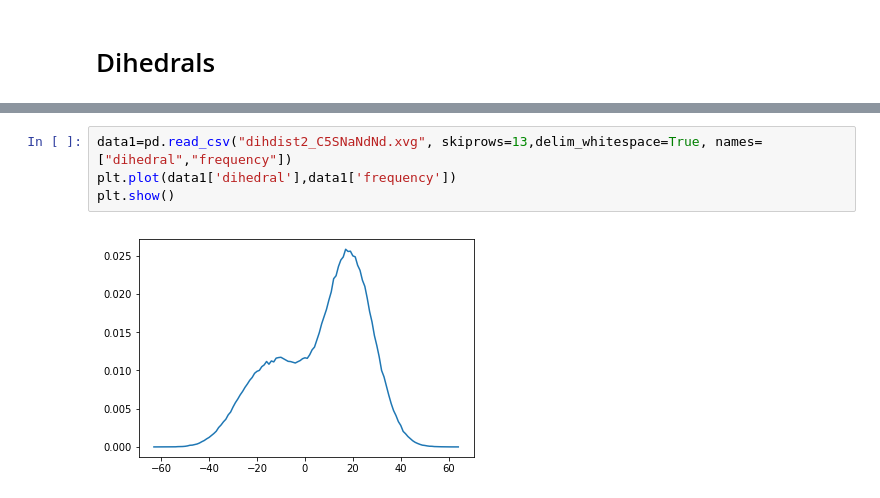
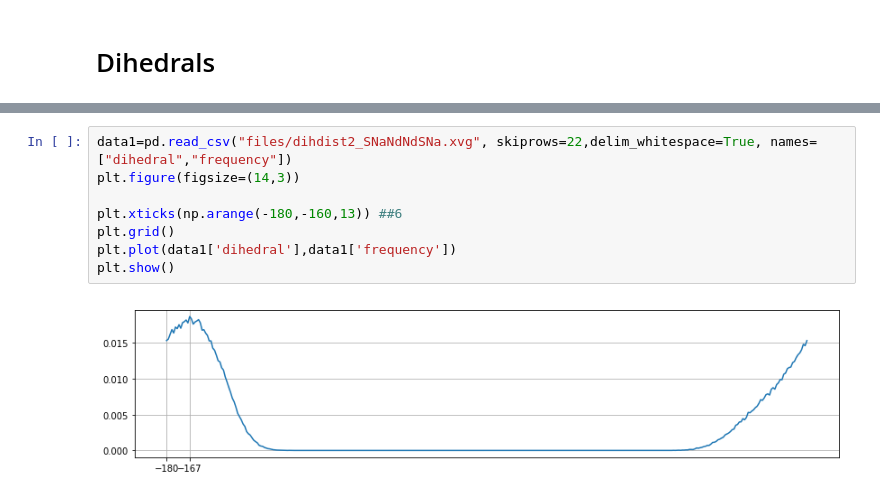
Before and after one commit to garrettd2225/Triazine-project, a Jupyter notebook: Inverse_boltzmann_onering.ipynb, the cells around one changed output, grey strips where cells are left out. Drawn from its saved outputs; the diff is of its cells as text.

```diff
--- a/Inverse_boltzmann_onering.ipynb
+++ b/Inverse_boltzmann_onering.ipynb
@@ -135,6 +227,10 @@ force constant=  124444.403052
 # %%
-data1=pd.read_csv("dihdist2_C5SNaNdNd.xvg", skiprows=13,delim_whitespace=True, names=["dihedral","frequency"])
+data1=pd.read_csv("files/dihdist2_SNaNdNdSNa.xvg", skiprows=22,delim_whitespace=True, names=["dihedral","frequency"])
+plt.figure(figsize=(14,3))
+
+plt.xticks(np.arange(-180,-160,13)) ##6
+plt.grid()
 plt.plot(data1['dihedral'],data1['frequency'])
 plt.show()
 # %% [output]
-[figure, old version]
+[figure, new version]
```
Also changed, not shown: parts of 15 cells of this notebook, 46 other files.
